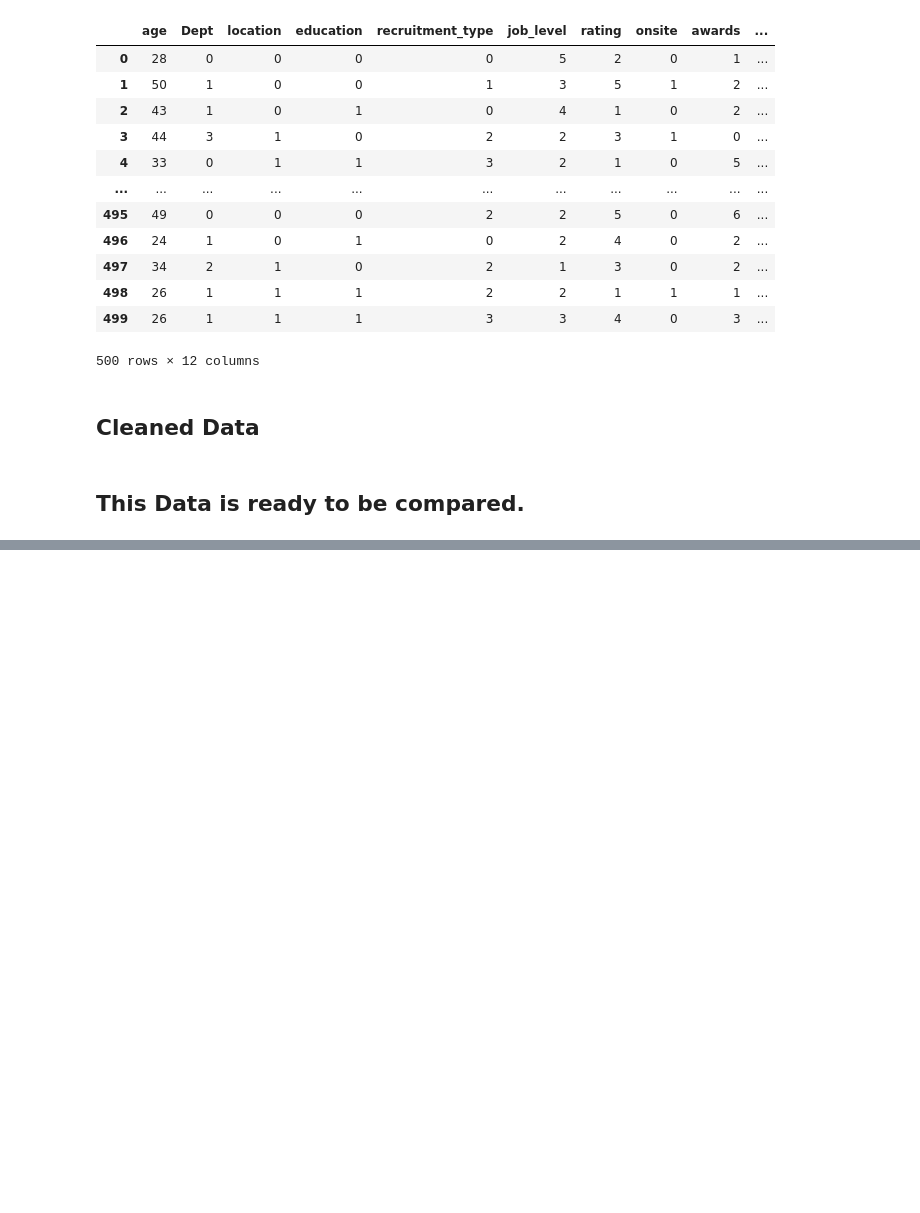
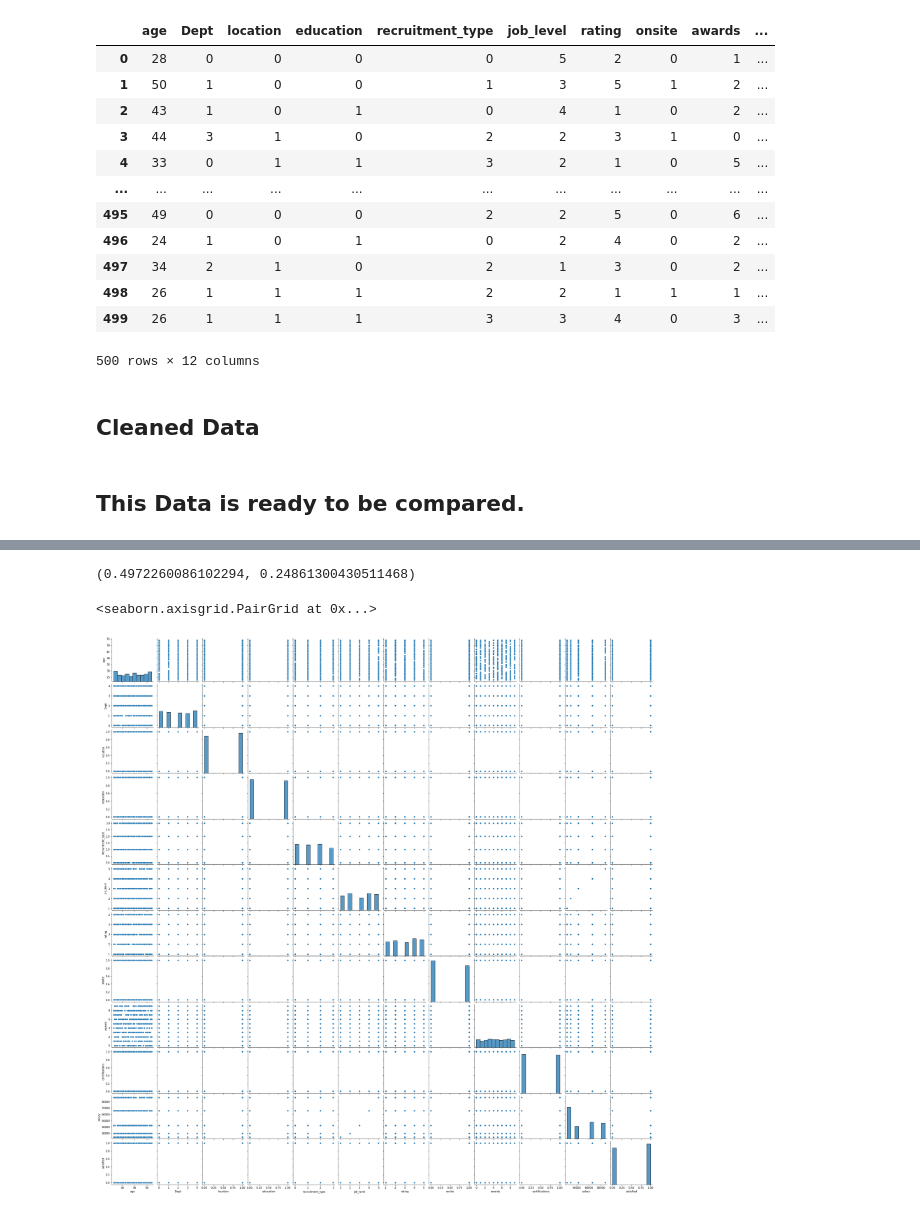
Before and after one commit to MAG3sty/Pretty-Nerdy-, a Jupyter notebook: Notebooks/Employee-Satisfaction-Index-P-CA.ipynb, the cells around one changed output, grey strips where cells are left out. Cells and saved outputs as stored; diff of their text form; code cells hidden in the pictures; blank space fills up the shorter version.

```diff
--- a/Notebooks/Employee-Satisfaction-Index-P-CA.ipynb
+++ b/Notebooks/Employee-Satisfaction-Index-P-CA.ipynb
@@ -78,3 +78,7 @@ esi2['recruitment_type'].replace(['Referral', 'Walk-in', 'On-Campus', 'Recruitme
                                 [0,1,2,3], inplace=True)
 # %% [markdown]
 ## Recruitment Type: 0 = Referral, 1 = Walk-in, 2 = On-Campus, 3 = Recruitment Agency
+# %%
+esi3 = esi2.copy()
+esi3['satisfied'] = esi3['satisfied'].astype(bool)
+print(esi3)
@@ -102,0 +188,5 @@ esi2.to_csv("../Data/ESI2CA",index)
+# %%
+from sklearn.metrics import mean_absolute_error, mean_squared_error
+mean_absolute_error(sklearn_y_predictions, y_train), mean_squared_error(sklearn_y_predictions, y_train)
+# %% [output]
+(0.4972260086102294, 0.24861300430511468)
@@ -102,0 +201,5 @@ esi2.to_csv("../Data/ESI2CA",index)
+# %%
+sns.pairplot(esi3)
+# %% [output]
+<seaborn.axisgrid.PairGrid at 0x...>
+[figure, added]
```
Also changed, not shown: parts of 13 cells of this notebook, 2 other files.
